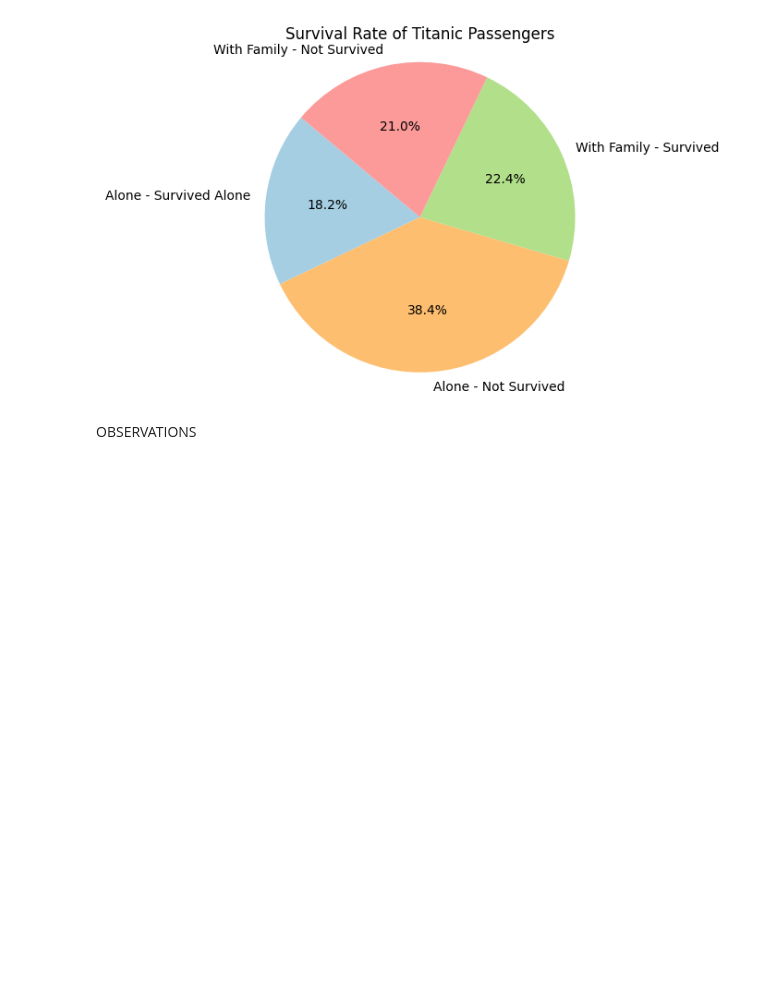
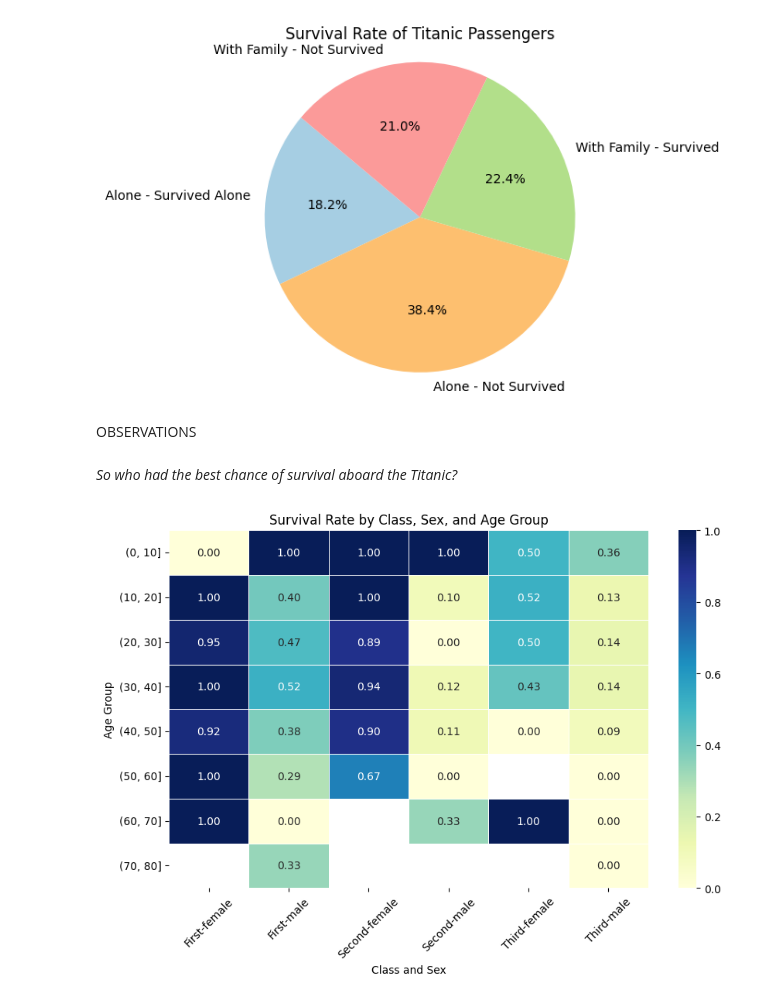
Before and after one commit to Karpoozi/datafun-06-eda, a Jupyter notebook: brookerichards_eda.ipynb, the cells around one changed output. Cells and saved outputs as stored; diff of their text form; code cells hidden in the pictures; blank space fills up the shorter version.

```diff
--- a/brookerichards_eda.ipynb
+++ b/brookerichards_eda.ipynb
@@ -209,3 +227,29 @@ plt.show()
 [figure]
 # %% [markdown]
 OBSERVATIONS
+# %% [markdown]
+*So who had the best chance of survival aboard the Titanic?*
+# %%
+# create age groups column
+df['age_group'] = pd.cut(df['age'], bins=age_bins)
+
+# group data by class, sex, and age group
+grouped_data = df.groupby(['class', 'sex', 'age_group'], observed=False)
+
+# calculate survival rate for each group
+survival_rate_by_group = grouped_data['survived'].mean().reset_index()
+
+# plot data
+plt.figure(figsize=(10, 6))
+pivot_table = survival_rate_by_group.pivot_table(index='age_group', columns=['class', 'sex'], values='survived', observed=False)
+sns.heatmap(pivot_table, cmap='YlGnBu', annot=True, fmt=".2f", linewidths=0.5)
+plt.title('Survival Rate by Class, Sex, and Age Group')
+plt.xlabel('Class and Sex')
+plt.ylabel('Age Group')
+plt.xticks(rotation=45)
+plt.yticks(rotation=0)
+
+# display data
+plt.show()
+# %% [output]
+[figure, added]
```
Also changed, not shown: parts of 4 cells of this notebook.
